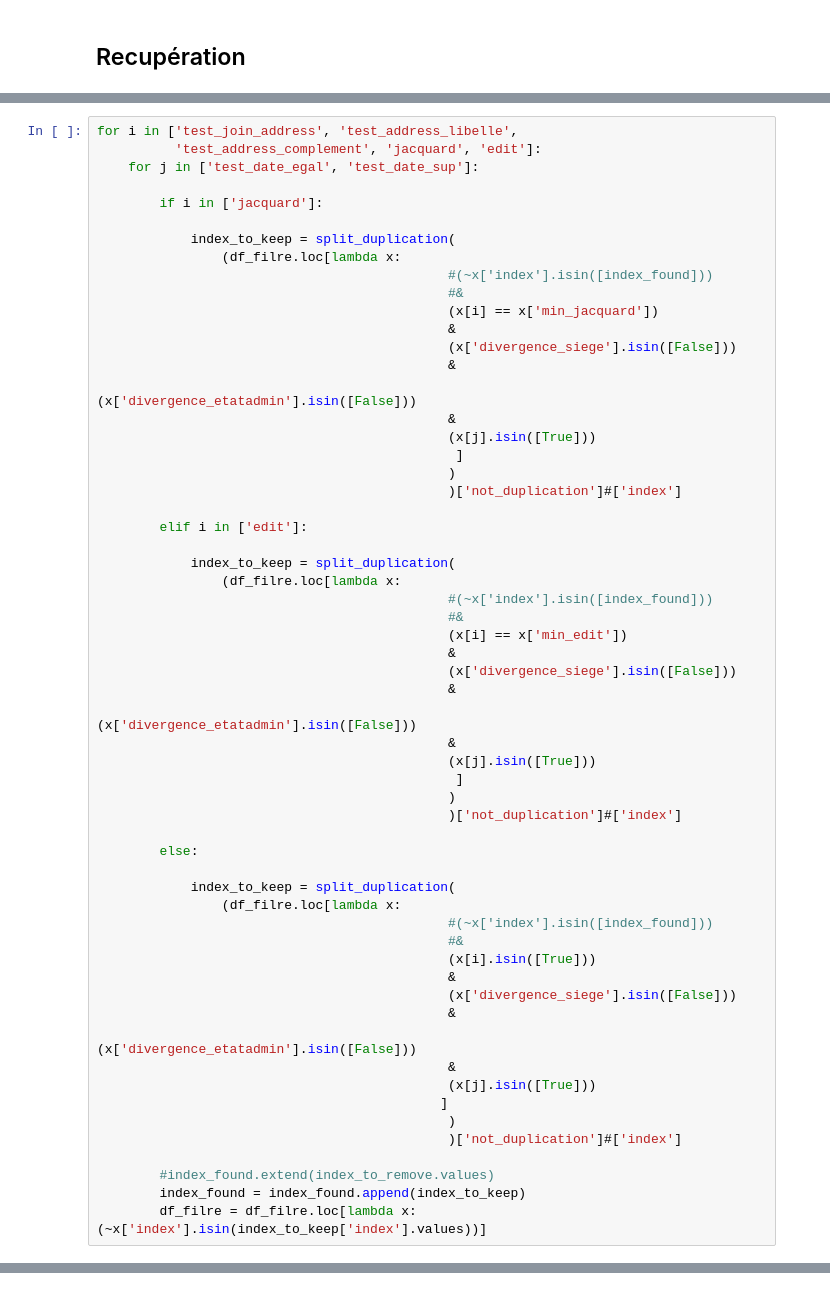
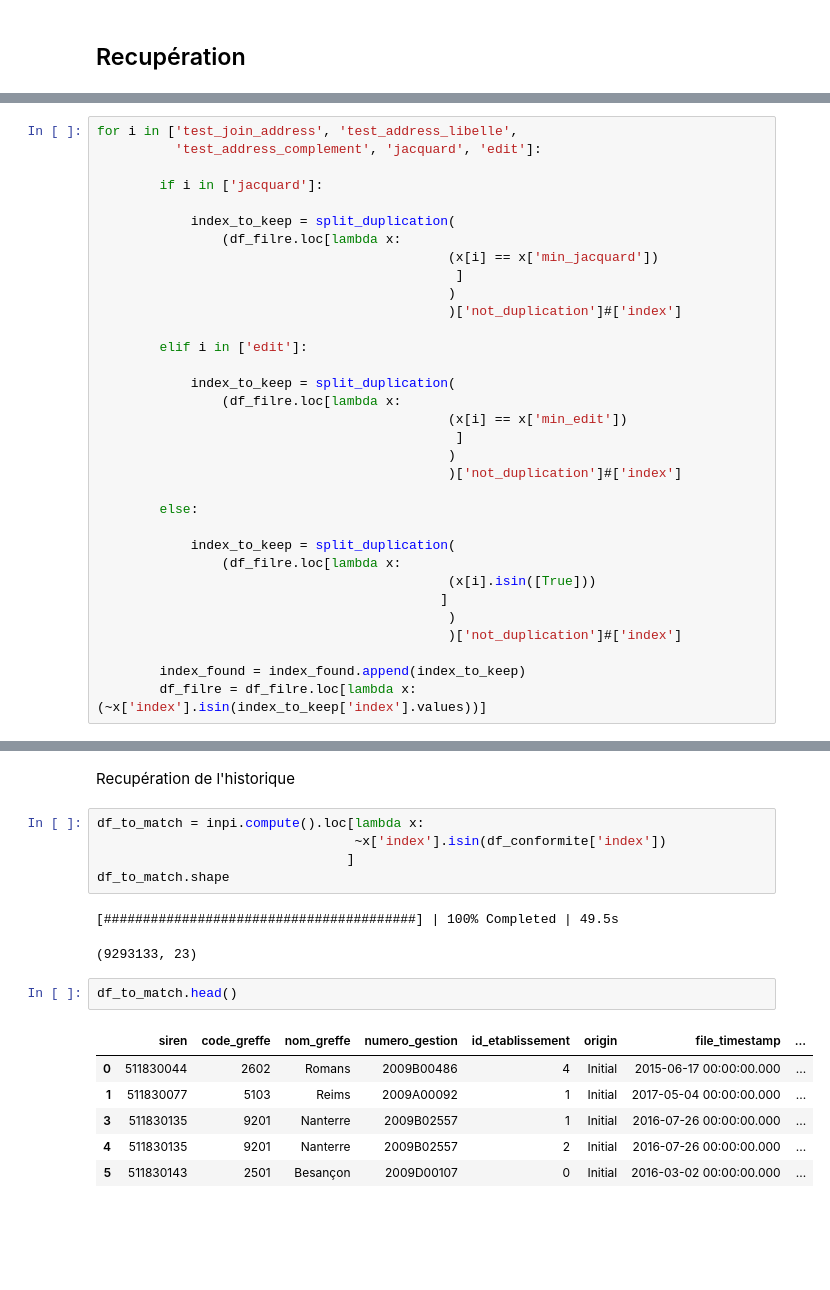
Before and after one commit to thomaspernet/InseeInpi_matching, a Jupyter notebook: Notebooks_matching/Data_preprocessed/programme_matching/02_siretisation/04_siretisation_new_ets.ipynb, the cells around one changed output, grey strips where cells are left out. Cells and saved outputs as stored; diff of their text form; blank space fills up the shorter version.

```diff
--- a/Notebooks_matching/Data_preprocessed/programme_matching/02_siretisation/04_siretisation_new_ets.ipynb
+++ b/Notebooks_matching/Data_preprocessed/programme_matching/02_siretisation/04_siretisation_new_ets.ipynb
@@ -682,21 +863,12 @@ df_filre.shape#.head()
 # %%
 for i in ['test_join_address', 'test_address_libelle',
           'test_address_complement', 'jacquard', 'edit']:
-    for j in ['test_date_egal', 'test_date_sup']:
 
         if i in ['jacquard']:
 
             index_to_keep = split_duplication(
                 (df_filre.loc[lambda x:
-                                             #(~x['index'].isin([index_found]))
-                                             #&
                                              (x[i] == x['min_jacquard'])
-                                             &
-                                             (x['divergence_siege'].isin([False]))
-                                             &
-                                             (x['divergence_etatadmin'].isin([False]))
-                                             &
-                                             (x[j].isin([True]))
                                               ]
                                              )
                                              )['not_duplication']#['index']
@@ -705,15 +877,7 @@ for i in ['test_join_address', 'test_address_libelle',
 
             index_to_keep = split_duplication(
                 (df_filre.loc[lambda x:
-                                             #(~x['index'].isin([index_found]))
-                                             #&
                                              (x[i] == x['min_edit'])
-                                             &
-                                             (x['divergence_siege'].isin([False]))
-                                             &
-                                             (x['divergence_etatadmin'].isin([False]))
-                                             &
-                                             (x[j].isin([True]))
                                               ]
                                              )
                                              )['not_duplication']#['index']
@@ -722,20 +886,11 @@ for i in ['test_join_address', 'test_address_libelle',
 
             index_to_keep = split_duplication(
                 (df_filre.loc[lambda x:
-                                             #(~x['index'].isin([index_found]))
-                                             #&
                                              (x[i].isin([True]))
-                                             &
-                                             (x['divergence_siege'].isin([False]))
-                                             &
-                                             (x['divergence_etatadmin'].isin([False]))
-                                             &
-                                             (x[j].isin([True]))
                                             ]
                                              )
                                              )['not_duplication']#['index']
 
-        #index_found.extend(index_to_remove.values)
         index_found = index_found.append(index_to_keep)
         df_filre = df_filre.loc[lambda x: (~x['index'].isin(index_to_keep['index'].values))]
 # %%
@@ -843,0 +1023,19 @@ index_found.loc[lambda x:
+# %% [markdown]
+Recupération de l'historique
+# %%
+df_to_match = inpi.compute().loc[lambda x:
+                                 ~x['index'].isin(df_conformite['index'])
+                                ]
+df_to_match.shape
+# %% [output]
+[########################################] | 100% Completed | 49.5s
+(9293133, 23)
+# %%
+df_to_match.head()
+# %% [output]
+|  | siren | code_greffe | nom_greffe | numero_gestion | id_etablissement | origin | file_timestamp | ... |
+| 0 | 511830044 | 2602 | Romans | 2009B00486 | 4 | Initial | 2015-06-17 00:00:00.000 | ... |
+| 1 | 511830077 | 5103 | Reims | 2009A00092 | 1 | Initial | 2017-05-04 00:00:00.000 | ... |
+| 3 | 511830135 | 9201 | Nanterre | 2009B02557 | 1 | Initial | 2016-07-26 00:00:00.000 | ... |
+| 4 | 511830135 | 9201 | Nanterre | 2009B02557 | 2 | Initial | 2016-07-26 00:00:00.000 | ... |
+| 5 | 511830143 | 2501 | Besançon | 2009D00107 | 0 | Initial | 2016-03-02 00:00:00.000 | ... |
```
Also changed, not shown: parts of 80 cells of this notebook, 1 other file.
